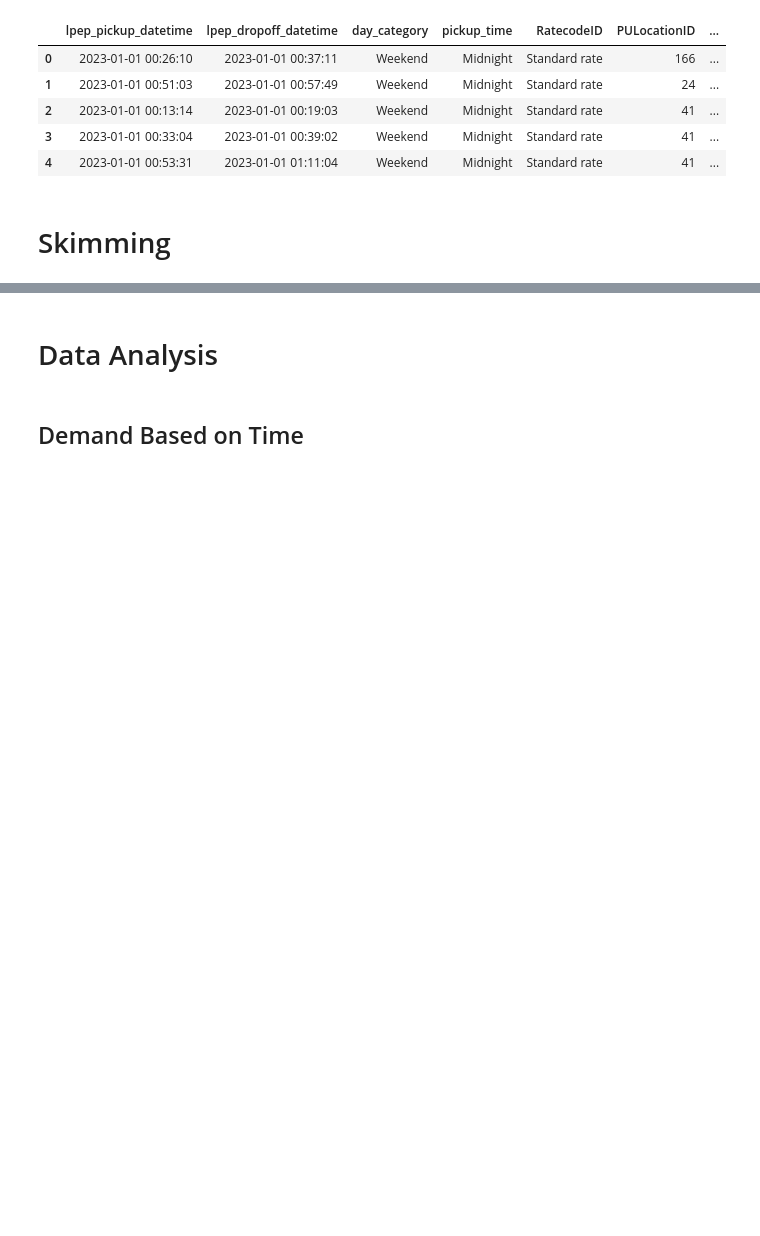
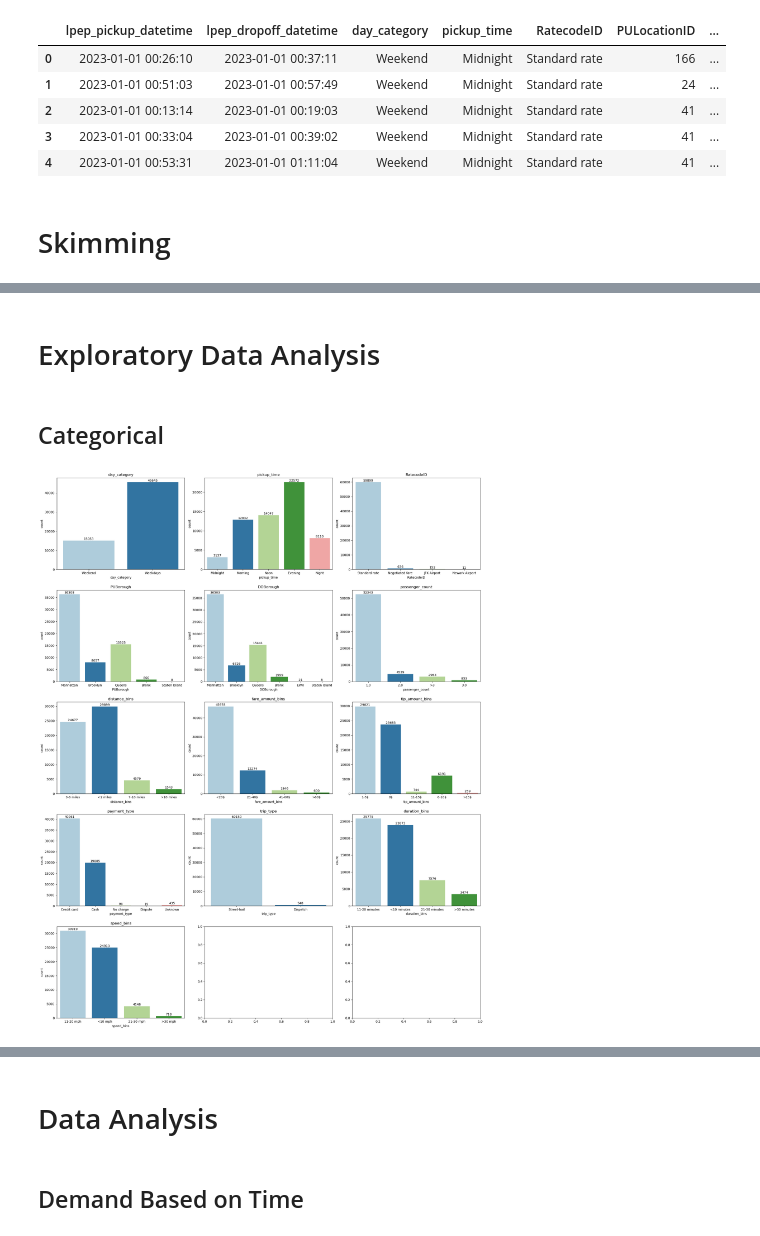
Before and after one commit to muharismrgn/NYC-Taxi-Trip-Data-Analysis, a Jupyter notebook: notebook/NYC Taxi Data Analysis.ipynb, the cells around one changed output, grey strips where cells are left out. Drawn from its saved outputs; the diff is of its cells as text; code cells hidden in the pictures; blank space fills up the shorter version.

```diff
--- a/notebook/NYC Taxi Data Analysis.ipynb
+++ b/notebook/NYC Taxi Data Analysis.ipynb
@@ -89,3 +89,26 @@ pd.DataFrame({
 | 21 | duration_bins | object | 0.0 | 0.0 | 0.000 | 0 | 4 | [11-20 minutes, <10 minutes, 21-3... |
 | 22 | speed | float64 | 0.0 | 0.0 | 0.000 | 0 | 2984 | [14.05, 16.04, 13.4, 11.06, 9.5, ... |
 | 23 | speed_bins | object | 0.0 | 0.0 | 0.000 | 0 | 4 | [11-20 mph, <10 mph, 21-30 mph, >... |
+# %% [markdown]
+# Exploratory Data Analysis
+# %% [markdown]
+## Categorical
+# %%
+cols = ['day_category','pickup_time', 'RatecodeID', 'PUBorough', 'DOBorough', 'passenger_count', 'distance_bins', 'fare_amount_bins', 'tip_amount_bins', 'payment_type', 'trip_type', 'duration_bins', 'speed_bins']
+
+fig, axs = plt.subplots(ncols=3, nrows=5, figsize=(20, 25))
+axs = axs.flatten()
+
+for i, col in enumerate(cols):
+    bars = sns.countplot(data=df, x=col, palette=color, ax=axs[i])
+    axs[i].set_title(col)
+    for idx, bar in enumerate(bars.patches):
+        x_value = bar.get_x() + bar.get_width() / 2
+        y_value = bar.get_height()
+        label = "{:.0f}".format(bar.get_height())
+        axs[i].text(x_value, y_value, label, ha='center', va='bottom')
+
+plt.tight_layout(w_pad=0.5, h_pad=2)
+plt.show()
+# %% [output]
+[figure, added]
```
Also changed, not shown: parts of 23 cells of this notebook, 1 other file.
